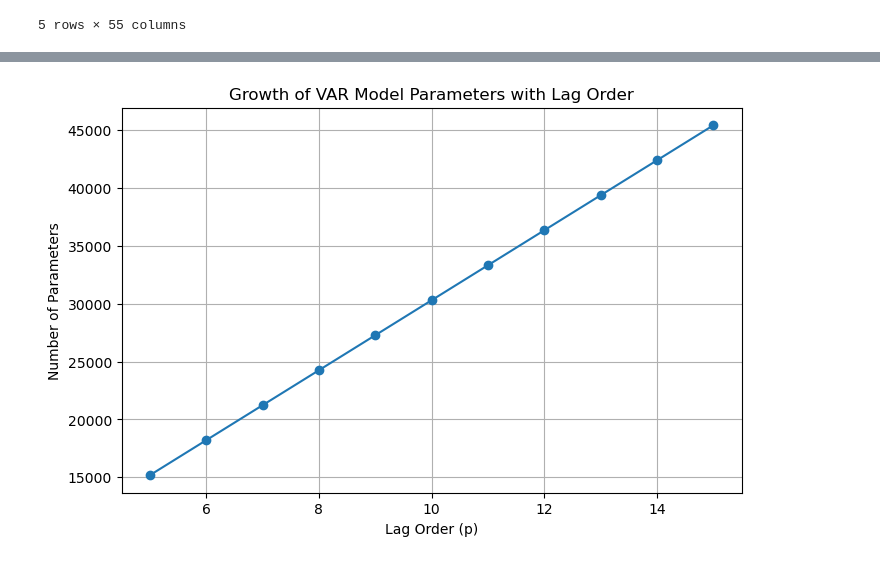
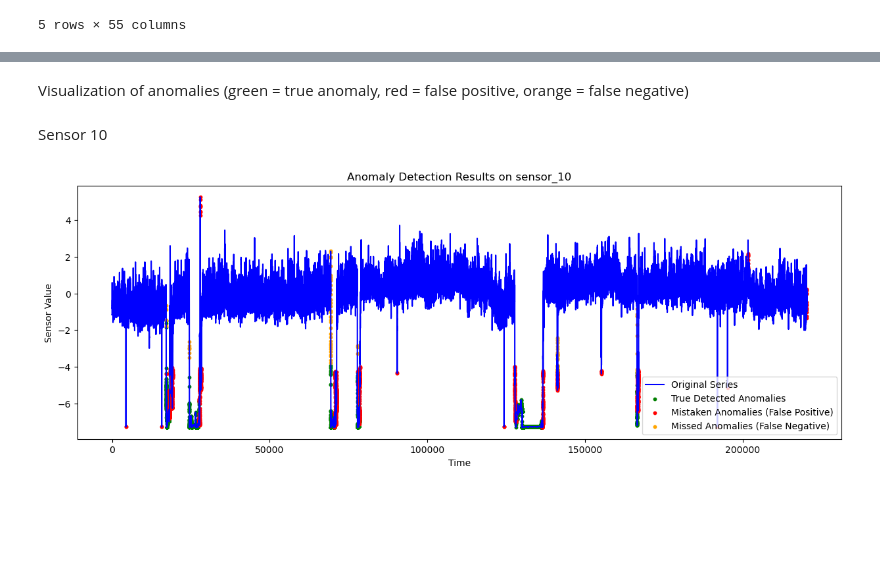
Before and after one commit to purnimaprabhav/TimeSeriesAnalysis, a Jupyter notebook: var_model.ipynb, the cells around one changed output, grey strips where cells are left out. Drawn from its saved outputs; the diff is of its cells as text; code cells hidden in the pictures; blank space fills up the shorter version.

Commit message:
updated VAR model

```diff
--- a/var_model.ipynb
+++ b/var_model.ipynb
@@ -164,16 +149,38 @@ plt.show()
-# %%
-import matplotlib.pyplot as plt
-
-K = df.shape[1] #55
-lags = list(range(5, 16))
-params = [K + p * K * K for p in lags]
-
-plt.figure(figsize=(8,5))
-plt.plot(lags, params, marker='o')
-plt.title('Growth of VAR Model Parameters with Lag Order')
-plt.xlabel('Lag Order (p)')
-plt.ylabel('Number of Parameters')
-plt.grid(True)
-plt.show()
-# %% [output]
-[figure, removed]
+# %% [markdown]
+Visualization of anomalies (green = true anomaly, red = false positive, orange = false negative)
+# %% [markdown]
+Sensor 10
+# %%
+import numpy as np
+import matplotlib.pyplot as plt
+
+sensor_name = 'sensor_10'  # Change to any sensor you want to visualize
+sensor_series = df[sensor_name]
+
+# True and predicted labels after lag_order
+true_labels = true_anomalies[lag_order:].values
+pred_labels = df['anomaly'][lag_order:].values
+
+# Find indices for each case
+TP_idx = np.where((true_labels == 1) & (pred_labels == 1))[0]
+FP_idx = np.where((true_labels == 0) & (pred_labels == 1))[0]
+FN_idx = np.where((true_labels == 1) & (pred_labels == 0))[0]
+
+# Map to DataFrame indices
+indices = df.index[lag_order:]
+TP_indices = indices[TP_idx]
+FP_indices = indices[FP_idx]
+FN_indices = indices[FN_idx]
+
+plt.figure(figsize=(15, 5))
+plt.plot(sensor_series, label='Original Series', color='blue')
+plt.scatter(TP_indices, sensor_series.loc[TP_indices], color='green', label='True Detected Anomalies', s=10)
+plt.scatter(FP_indices, sensor_series.loc[FP_indices], color='red', label='Mistaken Anomalies (False Positive)', s=10)
+plt.scatter(FN_indices, sensor_series.loc[FN_indices], color='orange', label='Missed Anomalies (False Negative)', s=10)
+plt.legend()
+plt.title(f'Anomaly Detection Results on {sensor_name}')
+plt.xlabel('Time')
+plt.ylabel('Sensor Value')
+plt.show()
+# %% [output]
+[figure, added]
```
Also changed, not shown: parts of 14 cells of this notebook.
